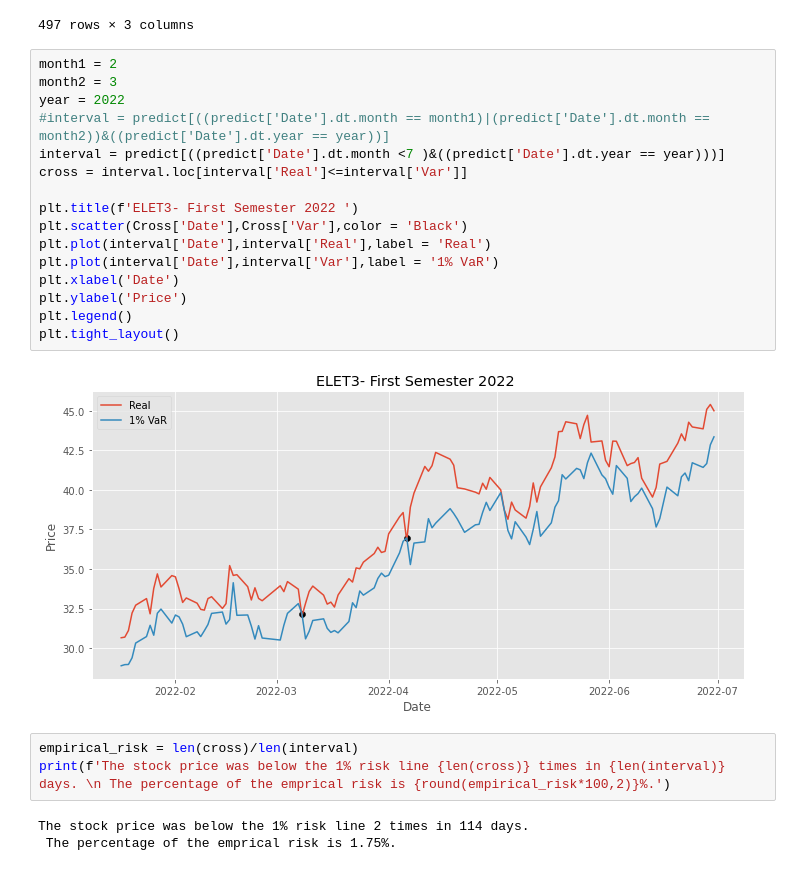
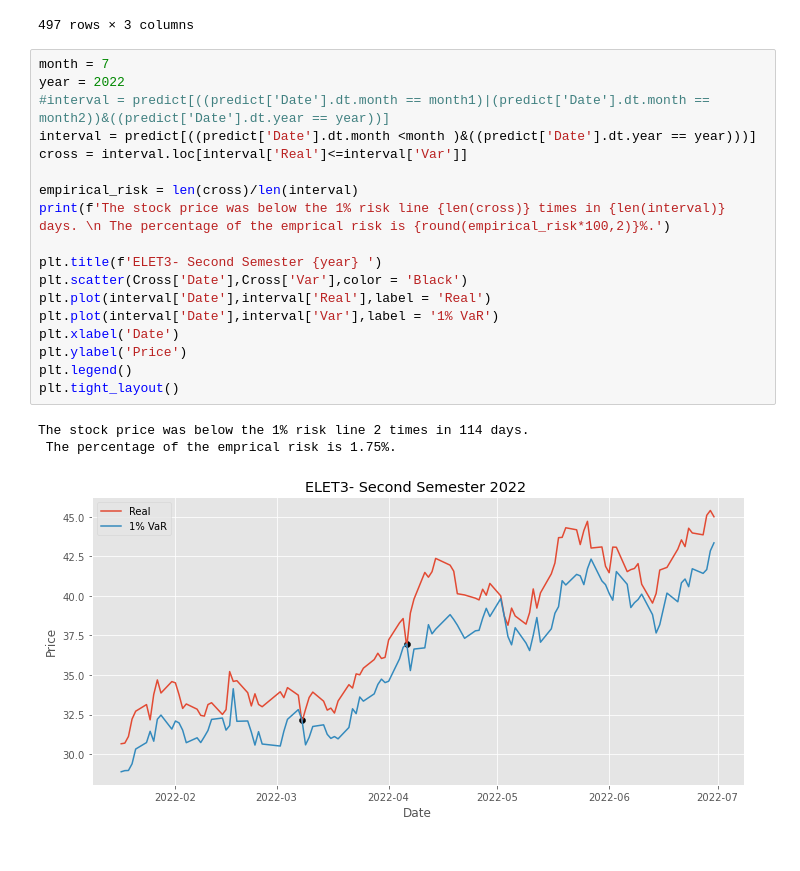
Before and after one commit to IsraelFPM/Risk-Analysis, a Jupyter notebook: ValueAtRisk.ipynb, the cells around one changed output. Drawn from its saved outputs; the diff is of its cells as text.

```diff
--- a/ValueAtRisk.ipynb
+++ b/ValueAtRisk.ipynb
@@ -390,26 +390,24 @@ predict
 | 496 | 2024-01-12 | 43.029999 | 41.427445 |
 497 rows × 3 columns
 # %%
-month1 = 2
-month2 = 3
+month = 7
 year = 2022
 #interval = predict[((predict['Date'].dt.month == month1)|(predict['Date'].dt.month == month2))&((predict['Date'].dt.year == year))]
-interval = predict[((predict['Date'].dt.month <7 )&((predict['Date'].dt.year == year)))]
+interval = predict[((predict['Date'].dt.month <month )&((predict['Date'].dt.year == year)))]
 cross = interval.loc[interval['Real']<=interval['Var']]
 
-plt.title(f'ELET3- First Semester 2022 ')
+empirical_risk = len(cross)/len(interval)
+print(f'The stock price was below the 1% risk line {len(cross)} times in {len(interval)} days. \n The percentage of the emprical risk is {round(empirical_risk*100,2)}%.')
+
+plt.title(f'ELET3- Second Semester {year} ')
 plt.scatter(Cross['Date'],Cross['Var'],color = 'Black')
 plt.plot(interval['Date'],interval['Real'],label = 'Real')
 plt.plot(interval['Date'],interval['Var'],label = '1% VaR')
 plt.xlabel('Date')
 plt.ylabel('Price')
 plt.legend()
 plt.tight_layout()
 # %% [output]
+The stock price was below the 1% risk line 2 times in 114 days.
+ The percentage of the emprical risk is 1.75%.
-[figure, old version]
+[figure, new version]
-# %%
-empirical_risk = len(cross)/len(interval)
-print(f'The stock price was below the 1% risk line {len(cross)} times in {len(interval)} days. \n The percentage of the emprical risk is {round(empirical_risk*100,2)}%.')
-# %% [output]
-The stock price was below the 1% risk line 2 times in 114 days.
- The percentage of the emprical risk is 1.75%.
```
Also changed, not shown: parts of 3 cells of this notebook.
